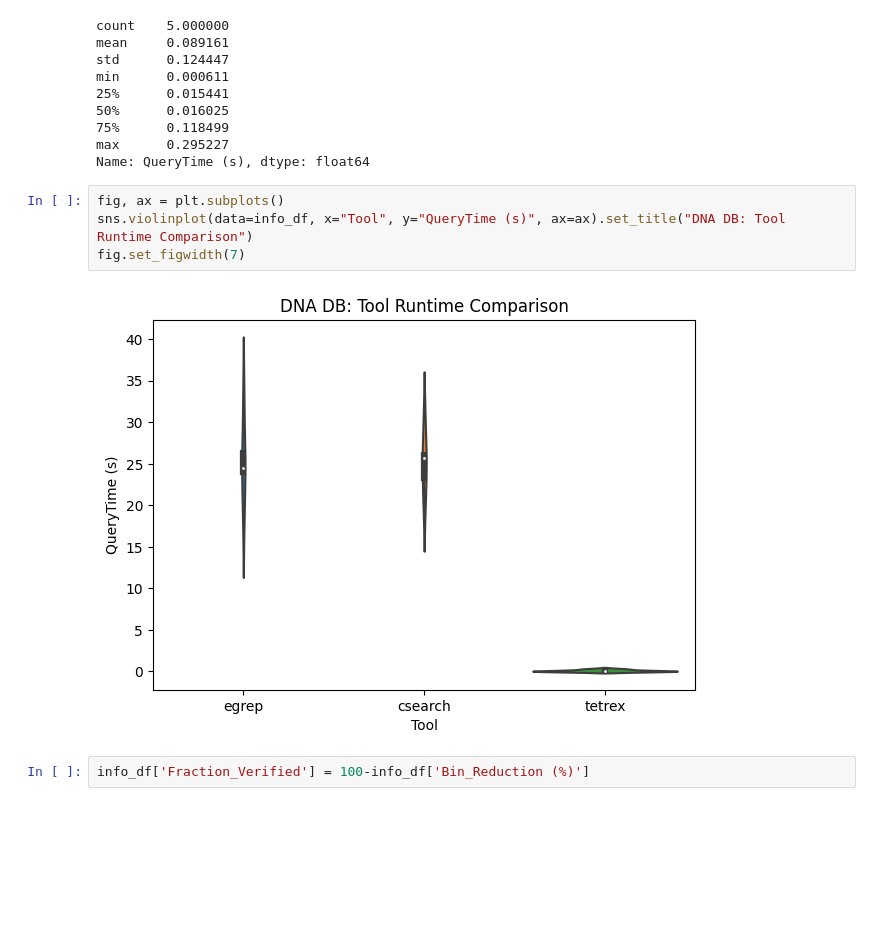
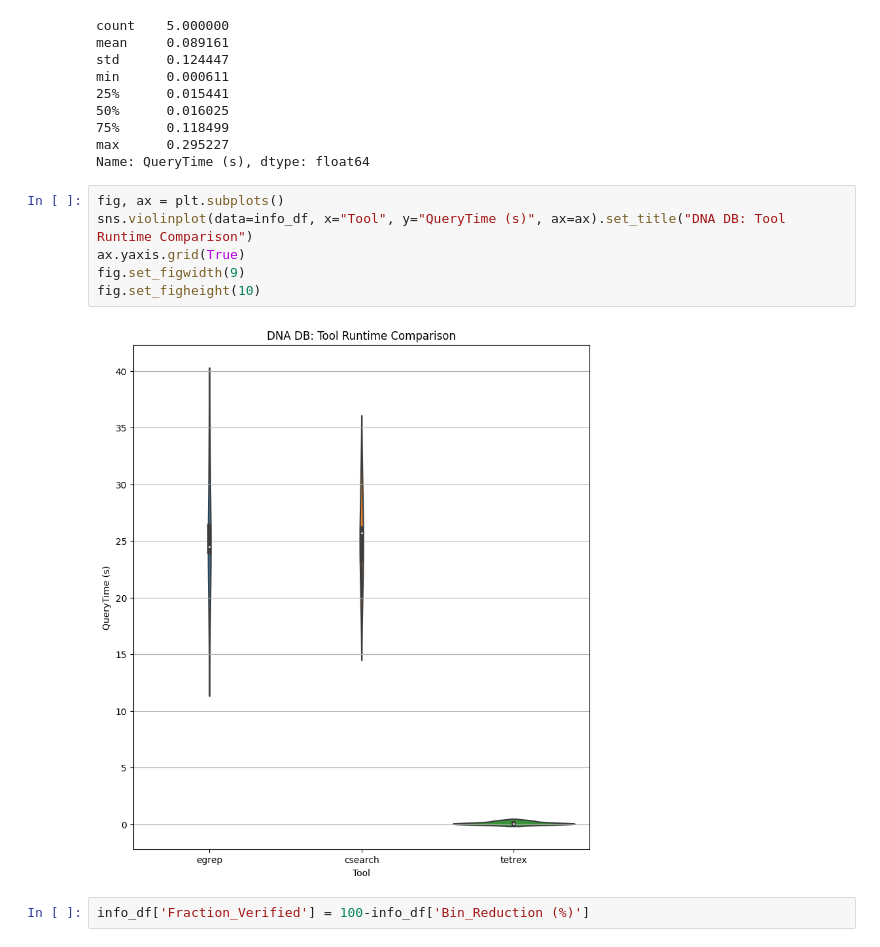
Before and after one commit to remyschwab/TetRex, a Jupyter notebook: utils/visualization_eval.ipynb, the cells around one changed output. Saved outputs shown, nothing was run; the diff lists cells and outputs as text; blank space fills up the shorter version.

```diff
--- a/utils/visualization_eval.ipynb
+++ b/utils/visualization_eval.ipynb
@@ -326,9 +326,11 @@ Name: QueryTime (s), dtype: float64
 # %%
 fig, ax = plt.subplots()
 sns.violinplot(data=info_df, x="Tool", y="QueryTime (s)", ax=ax).set_title("DNA DB: Tool Runtime Comparison")
-fig.set_figwidth(7)
+ax.yaxis.grid(True)
+fig.set_figwidth(9)
+fig.set_figheight(10)
 # %% [output]
-[figure, old version]
+[figure, new version]
 # %%
 info_df['Fraction_Verified'] = 100-info_df['Bin_Reduction (%)']
 # %%
```
Also changed, not shown: parts of 1 cell of this notebook, 3 other files.
